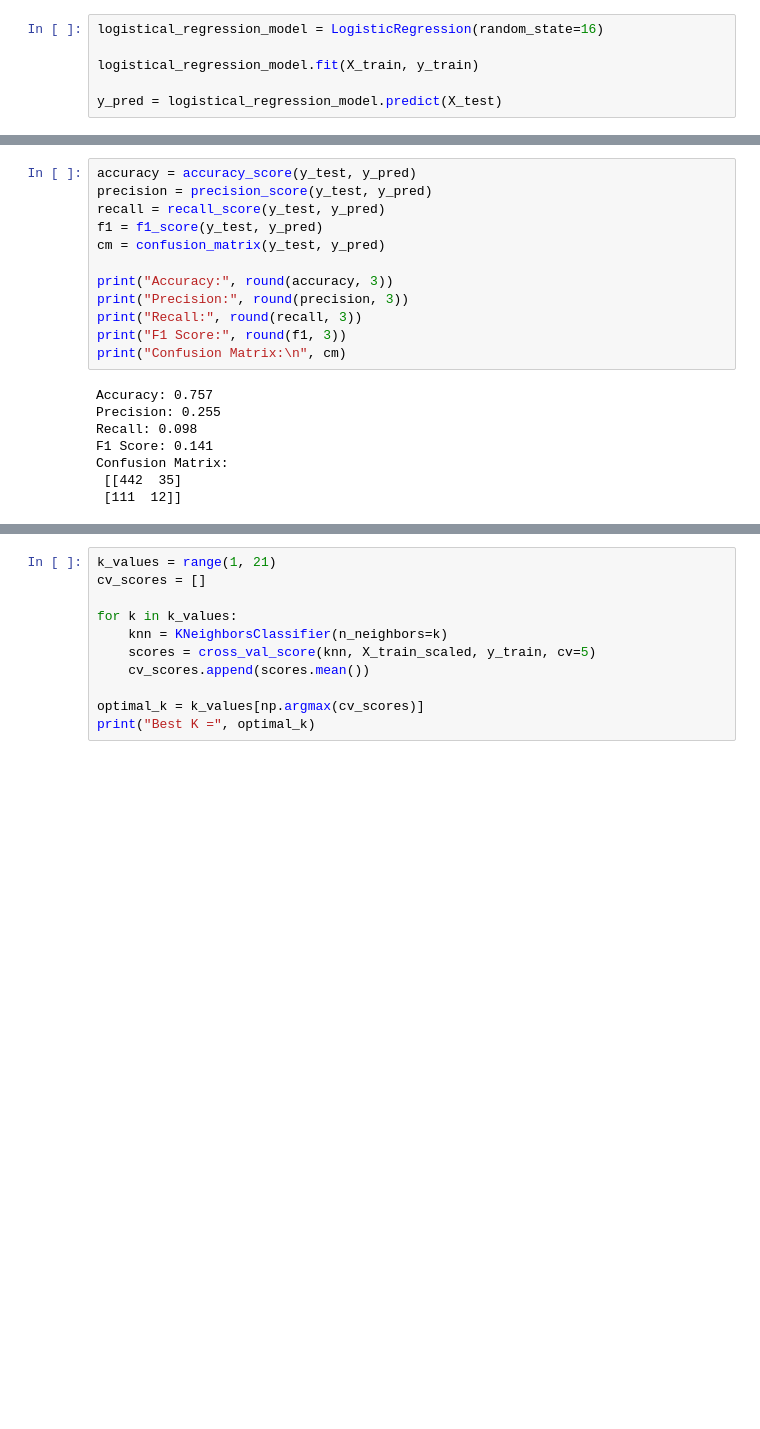
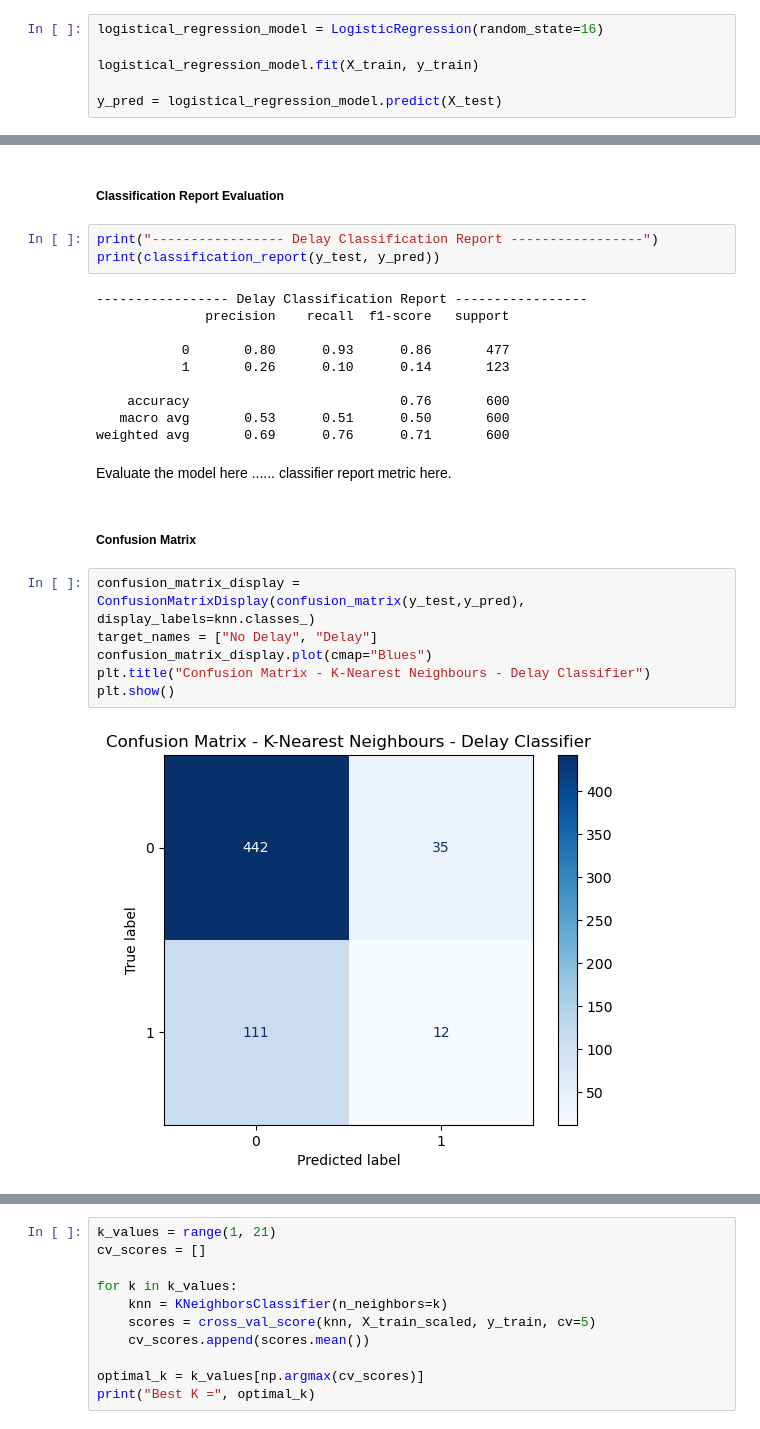
Before and after one commit to frederick2003/Classification-Algorithms-for-Synthetic-Flight-Data, a Jupyter notebook: Analysis.ipynb, the cells around one changed output, grey strips where cells are left out. Saved outputs shown, nothing was run; the diff lists cells and outputs as text; blank space fills up the shorter version.

```diff
--- a/Analysis.ipynb
+++ b/Analysis.ipynb
@@ -791,20 +882,27 @@ y_pred = knn.predict(X_test_scaled)
+# %% [markdown]
+##### Classification Report Evaluation
 # %%
-accuracy = accuracy_score(y_test, y_pred)
-precision = precision_score(y_test, y_pred)
-recall = recall_score(y_test, y_pred)
-f1 = f1_score(y_test, y_pred)
-cm = confusion_matrix(y_test, y_pred)
-
-print("Accuracy:", round(accuracy, 3))
-print("Precision:", round(precision, 3))
-print("Recall:", round(recall, 3))
-print("F1 Score:", round(f1, 3))
-print("Confusion Matrix:\n", cm)
+print("----------------- Delay Classification Report -----------------")
+print(classification_report(y_test, y_pred))
 # %% [output]
-Accuracy: 0.757
-Precision: 0.255
-Recall: 0.098
-F1 Score: 0.141
-Confusion Matrix:
- [[442  35]
- [111  12]]
+----------------- Delay Classification Report -----------------
+              precision    recall  f1-score   support
+
+           0       0.80      0.93      0.86       477
+           1       0.26      0.10      0.14       123
+
+    accuracy                           0.76       600
+   macro avg       0.53      0.51      0.50       600
+weighted avg       0.69      0.76      0.71       600
+# %% [markdown]
+Evaluate the model here ...... classifier report metric here.
+# %% [markdown]
+##### Confusion Matrix
+# %%
+confusion_matrix_display =  ConfusionMatrixDisplay(confusion_matrix(y_test,y_pred), display_labels=knn.classes_)
+target_names = ["No Delay", "Delay"]
+confusion_matrix_display.plot(cmap="Blues")
+plt.title("Confusion Matrix - K-Nearest Neighbours - Delay Classifier")
+plt.show()
+# %% [output]
+[figure, added]
```
Also changed, not shown: parts of 79 cells of this notebook.
